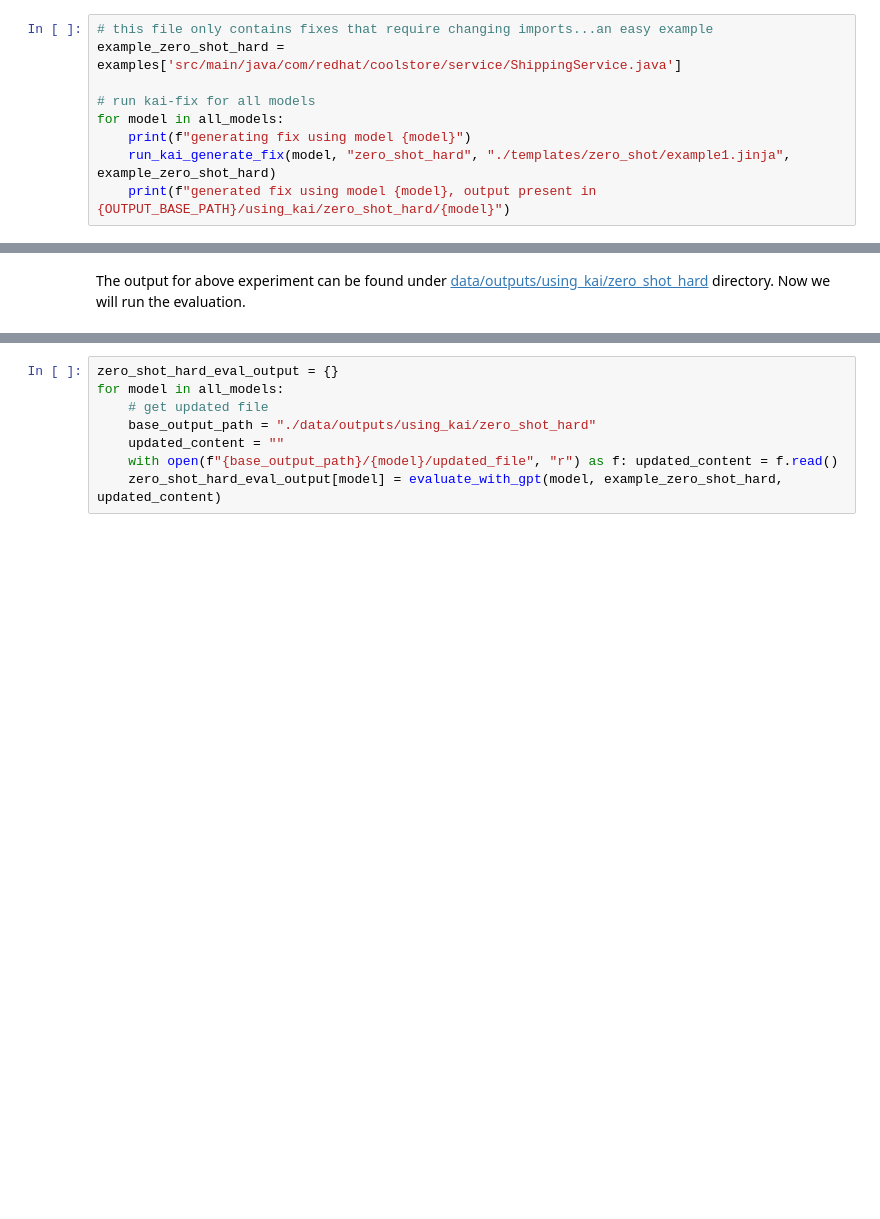
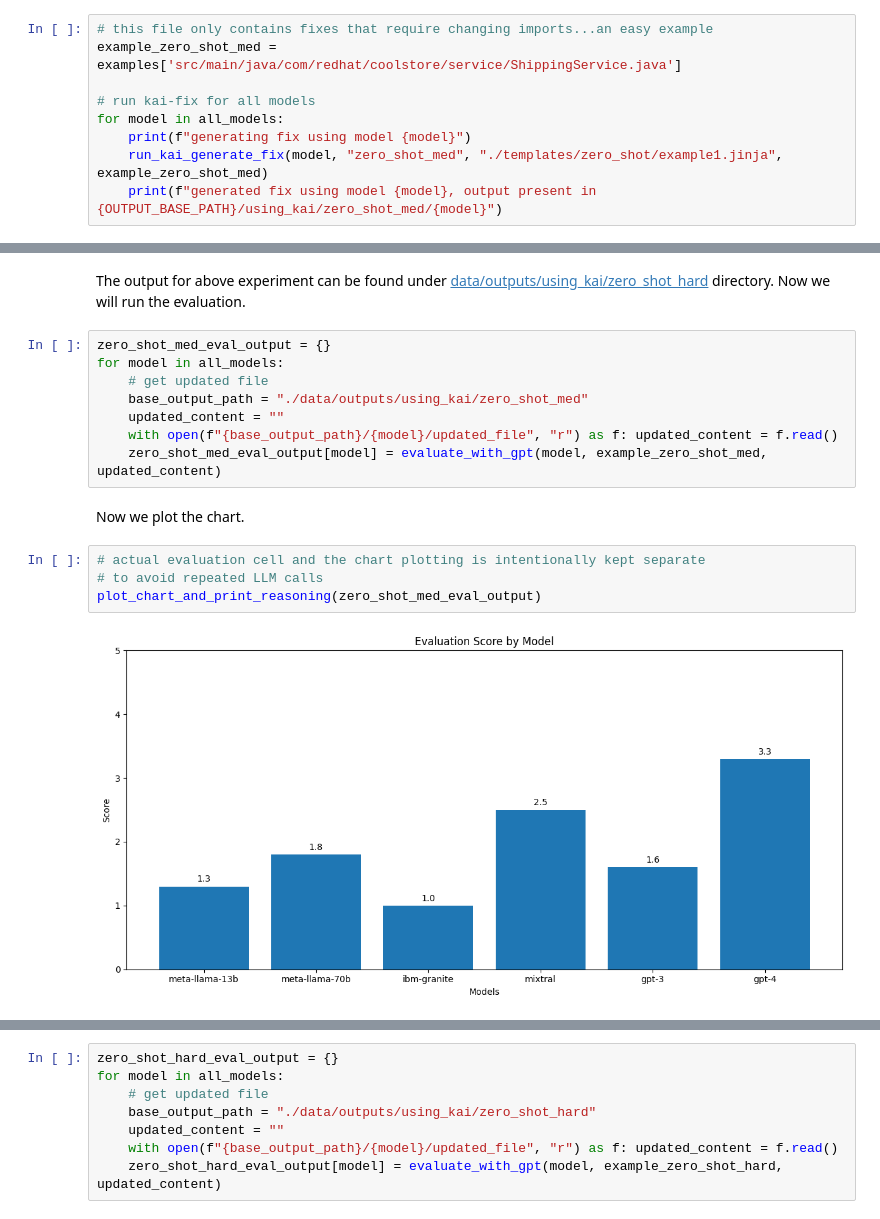
Before and after one commit to konveyor/kai, a Jupyter notebook: notebooks/evaluation/01.coolstore.ipynb, the cells around one changed output, grey strips where cells are left out. Drawn from its saved outputs; the diff is of its cells as text; blank space fills up the shorter version.

Commit message:
checkpoint
Signed-off-by: Pranav Gaikwad <pgaikwad@redhat.com>

```diff
--- a/notebooks/evaluation/01.coolstore.ipynb
+++ b/notebooks/evaluation/01.coolstore.ipynb
@@ -567,11 +564,11 @@ Now we will run the same experiment with a harder example. In this file we will
 # %%
 # this file only contains fixes that require changing imports...an easy example
-example_zero_shot_hard = examples['src/main/java/com/redhat/coolstore/service/ShippingService.java']
+example_zero_shot_med = examples['src/main/java/com/redhat/coolstore/service/ShippingService.java']
 
 # run kai-fix for all models
 for model in all_models:
     print(f"generating fix using model {model}")
-    run_kai_generate_fix(model, "zero_shot_hard", "./templates/zero_shot/example1.jinja", example_zero_shot_hard)
-    print(f"generated fix using model {model}, output present in {OUTPUT_BASE_PATH}/using_kai/zero_shot_hard/{model}")
+    run_kai_generate_fix(model, "zero_shot_med", "./templates/zero_shot/example1.jinja", example_zero_shot_med)
+    print(f"generated fix using model {model}, output present in {OUTPUT_BASE_PATH}/using_kai/zero_shot_med/{model}")
 # %% [output]
 generating fix using model meta-llama-13b
@@ -589,2 +586,18 @@ generated fix using model gpt-4, output present in ./data/outputs//using_kai/zer
 # %% [markdown]
 The output for above experiment can be found under [data/outputs/using_kai/zero_shot_hard](./data/outputs/using_kai/zero_shot_hard) directory. Now we will run the evaluation.
+# %%
+zero_shot_med_eval_output = {}
+for model in all_models:
+    # get updated file
+    base_output_path = "./data/outputs/using_kai/zero_shot_med"
+    updated_content = ""
+    with open(f"{base_output_path}/{model}/updated_file", "r") as f: updated_content = f.read()
+    zero_shot_med_eval_output[model] = evaluate_with_gpt(model, example_zero_shot_med, updated_content)
+# %% [markdown]
+Now we plot the chart.
+# %%
+# actual evaluation cell and the chart plotting is intentionally kept separate
+# to avoid repeated LLM calls
+plot_chart_and_print_reasoning(zero_shot_med_eval_output)
+# %% [output]
+[figure, added]
```
Also changed, not shown: parts of 32 cells of this notebook.
